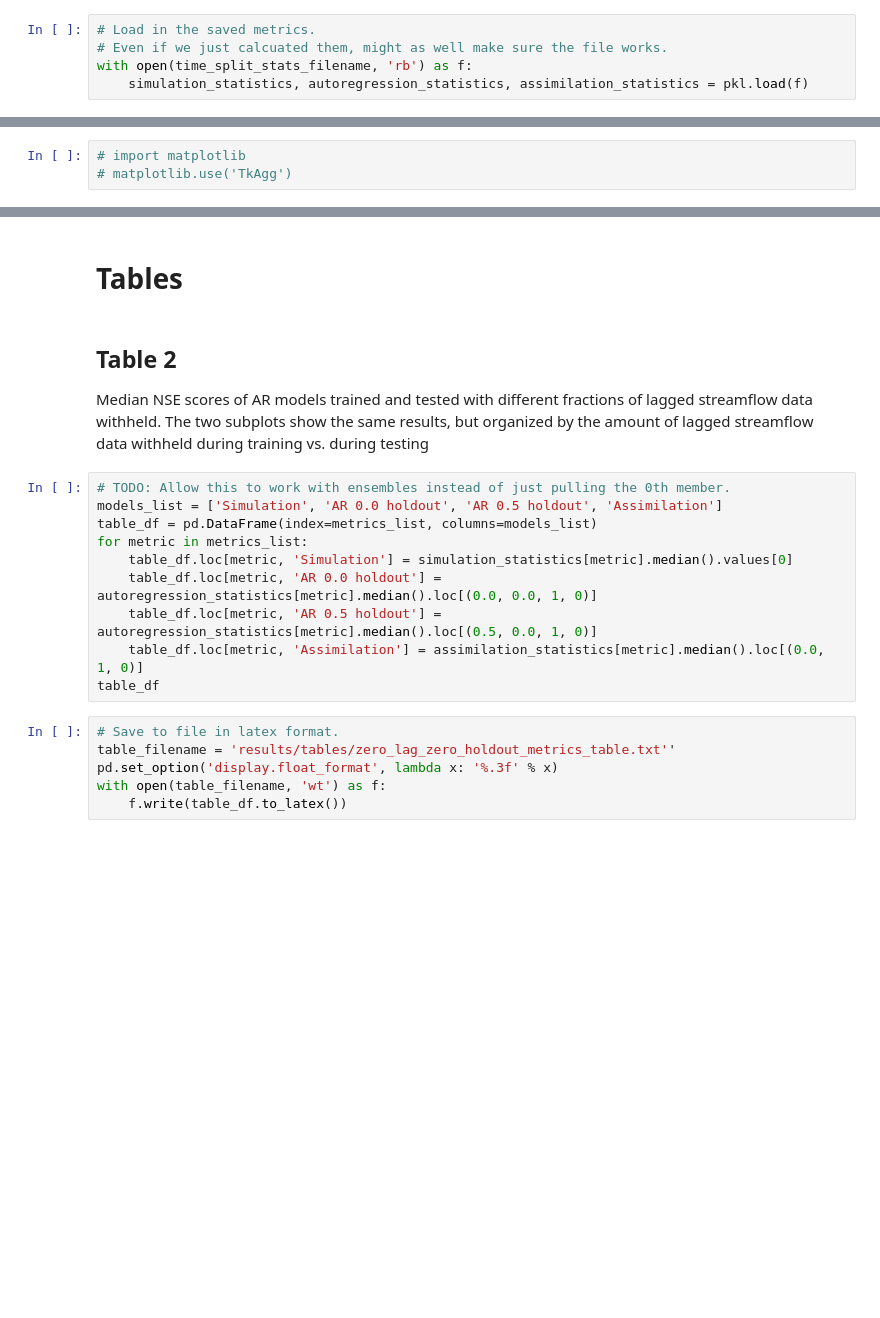
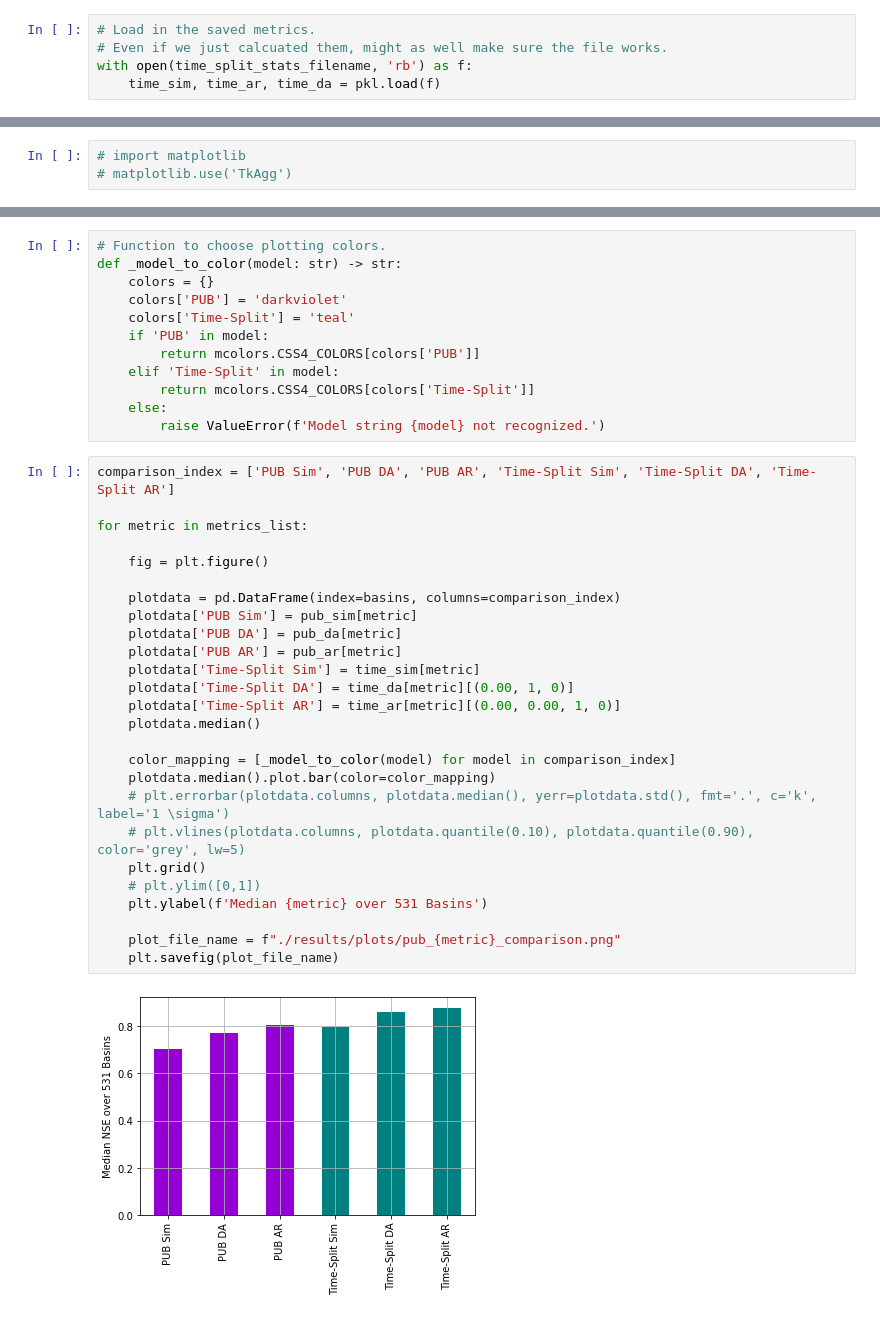
Before and after one commit to grey-nearing/lstm-data-assimilation, a Jupyter notebook: analysis_pub.ipynb, the cells around one changed output, grey strips where cells are left out. Drawn from its saved outputs; the diff is of its cells as text; blank space fills up the shorter version.

Commit message:
all metrics in pub results

```diff
--- a/analysis_pub.ipynb
+++ b/analysis_pub.ipynb
@@ -228,4 +234,4 @@ if CALCULATE_NEW_METRICS:
 # Load in the saved metrics.
 # Even if we just calcuated them, might as well make sure the file works.
 with open(time_split_stats_filename, 'rb') as f:
-    simulation_statistics, autoregression_statistics, assimilation_statistics = pkl.load(f)
+    time_sim, time_ar, time_da = pkl.load(f)
@@ -343,23 +247,40 @@ for metric in metrics_list:
-# %% [markdown]
-# Tables
-# %% [markdown]
-## Table 2
-
-Median NSE scores of AR models trained and tested with different fractions of lagged streamflow data withheld. The two subplots
-show the same results, but organized by the amount of lagged streamflow data withheld during training vs. during testing
-# %%
-# TODO: Allow this to work with ensembles instead of just pulling the 0th member.
-models_list = ['Simulation', 'AR 0.0 holdout', 'AR 0.5 holdout', 'Assimilation']
-table_df = pd.DataFrame(index=metrics_list, columns=models_list)
-for metric in metrics_list:
-    table_df.loc[metric, 'Simulation'] = simulation_statistics[metric].median().values[0]
-    table_df.loc[metric, 'AR 0.0 holdout'] = autoregression_statistics[metric].median().loc[(0.0, 0.0, 1, 0)]
-    table_df.loc[metric, 'AR 0.5 holdout'] = autoregression_statistics[metric].median().loc[(0.5, 0.0, 1, 0)]
-    table_df.loc[metric, 'Assimilation'] = assimilation_statistics[metric].median().loc[(0.0, 1, 0)]
-table_df
-# %%
-# Save to file in latex format.
-table_filename = 'results/tables/zero_lag_zero_holdout_metrics_table.txt''
-pd.set_option('display.float_format', lambda x: '%.3f' % x)
-with open(table_filename, 'wt') as f:
-    f.write(table_df.to_latex())
+# %%
+# Function to choose plotting colors.
+def _model_to_color(model: str) -> str:
+    colors = {}
+    colors['PUB'] = 'darkviolet'
+    colors['Time-Split'] = 'teal'
+    if 'PUB' in model:
+        return mcolors.CSS4_COLORS[colors['PUB']]
+    elif 'Time-Split' in model:
+        return mcolors.CSS4_COLORS[colors['Time-Split']]
+    else:
+        raise ValueError(f'Model string {model} not recognized.')
+# %%
+comparison_index = ['PUB Sim', 'PUB DA', 'PUB AR', 'Time-Split Sim', 'Time-Split DA', 'Time-Split AR']
+
+for metric in metrics_list:
+
+    fig = plt.figure()
+
+    plotdata = pd.DataFrame(index=basins, columns=comparison_index)
+    plotdata['PUB Sim'] = pub_sim[metric]
+    plotdata['PUB DA'] = pub_da[metric]
+    plotdata['PUB AR'] = pub_ar[metric]
+    plotdata['Time-Split Sim'] = time_sim[metric]
+    plotdata['Time-Split DA'] = time_da[metric][(0.00, 1, 0)]
+    plotdata['Time-Split AR'] = time_ar[metric][(0.00, 0.00, 1, 0)]
+    plotdata.median()
+
+    color_mapping = [_model_to_color(model) for model in comparison_index]
+    plotdata.median().plot.bar(color=color_mapping)
+    # plt.errorbar(plotdata.columns, plotdata.median(), yerr=plotdata.std(), fmt='.', c='k', label='1 \sigma')
+    # plt.vlines(plotdata.columns, plotdata.quantile(0.10), plotdata.quantile(0.90), color='grey', lw=5)
+    plt.grid()
+    # plt.ylim([0,1])
+    plt.ylabel(f'Median {metric} over 531 Basins')
+
+    plot_file_name = f"./results/plots/pub_{metric}_comparison.png"
+    plt.savefig(plot_file_name)
+# %% [output]
+[figure, added]
```
Also changed, not shown: parts of 19 cells of this notebook.
